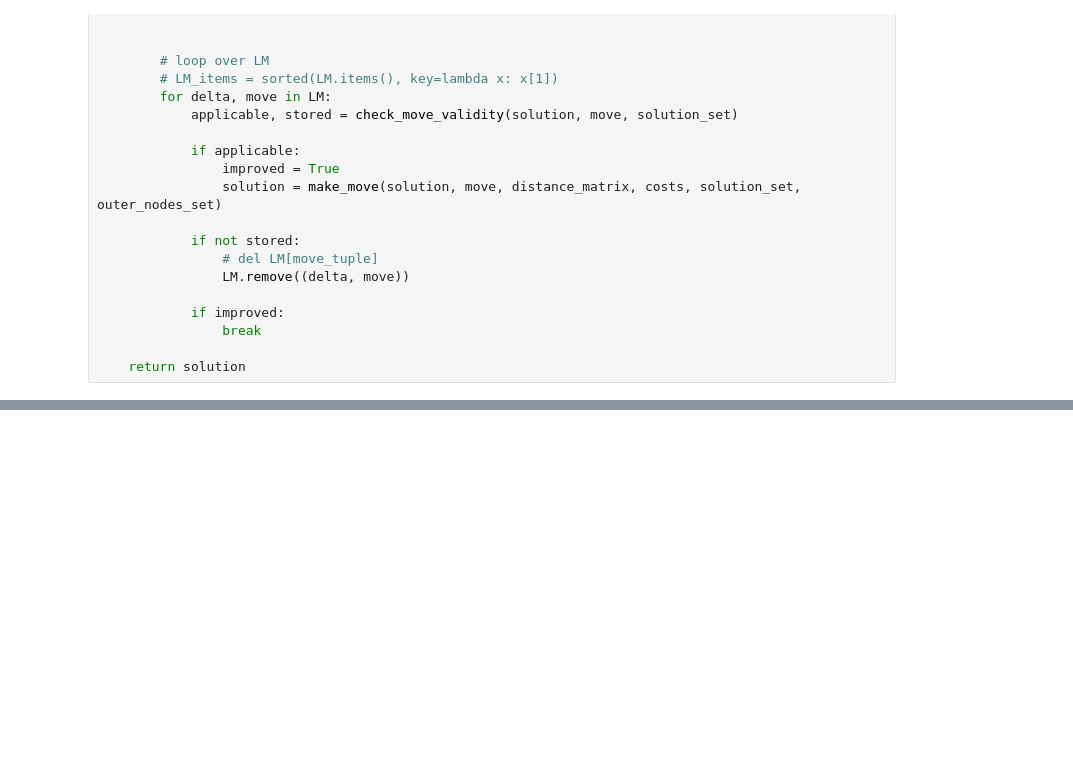
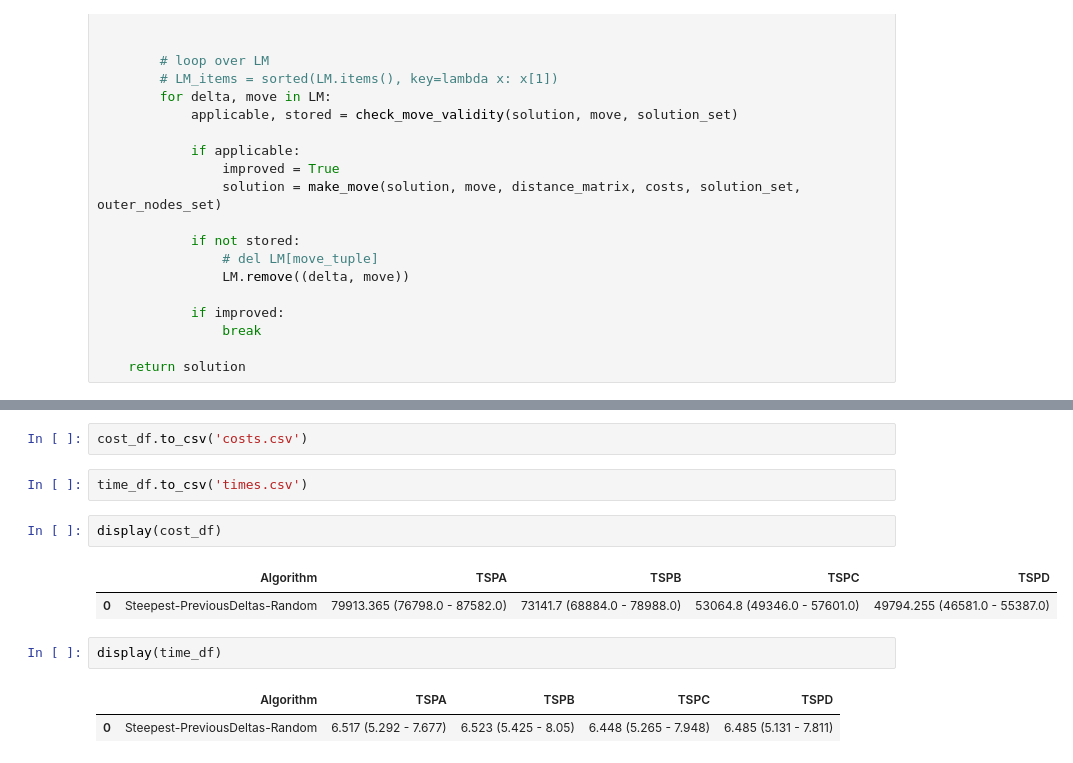
Before and after one commit to aksenyuk/evolutionary-computation, a Jupyter notebook: previous-iterations-deltas-local-search/previous-iterations-deltas-local-search.ipynb, the cells around one changed output, grey strips where cells are left out. Cells and saved outputs as stored; diff of their text form; blank space fills up the shorter version.

```diff
--- a/previous-iterations-deltas-local-search/previous-iterations-deltas-local-search.ipynb
+++ b/previous-iterations-deltas-local-search/previous-iterations-deltas-local-search.ipynb
@@ -332 +413,15 @@ get_total_cost(new_solution, distance_matrix, costs)
+# %%
+cost_df.to_csv('costs.csv')
+# %%
+time_df.to_csv('times.csv')
+# %%
+display(cost_df)
+# %% [output]
+|  | Algorithm | TSPA | TSPB | TSPC | TSPD |
+| 0 | Steepest-PreviousDeltas-Random | 79913.365 (76798.0 - 87582.0) | 73141.7 (68884.0 - 78988.0) | 53064.8 (49346.0 - 57601.0) | 49794.255 (46581.0 - 55387.0) |
+# %%
+display(time_df)
+# %% [output]
+|  | Algorithm | TSPA | TSPB | TSPC | TSPD |
+| 0 | Steepest-PreviousDeltas-Random | 6.517 (5.292 - 7.677) | 6.523 (5.425 - 8.05) | 6.448 (5.265 - 7.948) | 6.485 (5.131 - 7.811) |
 # %%
```
Also changed, not shown: parts of 6 cells of this notebook, 4 other files.
